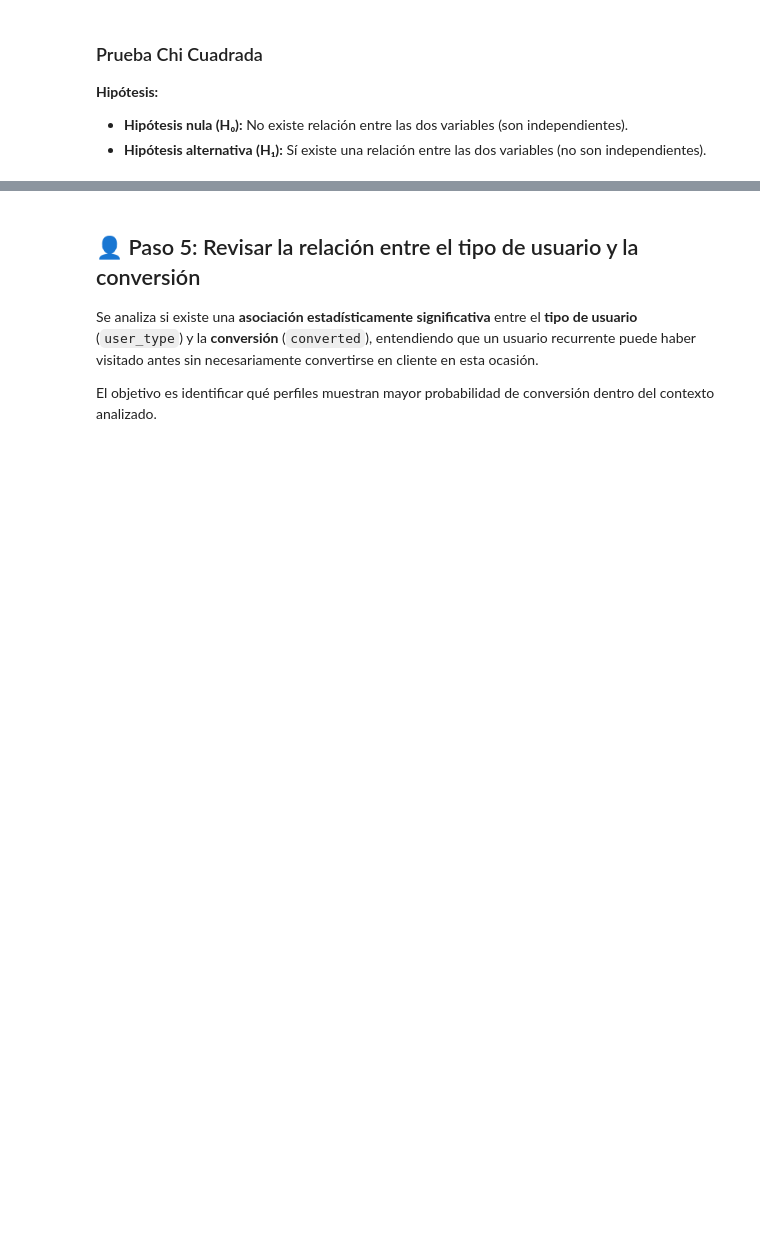
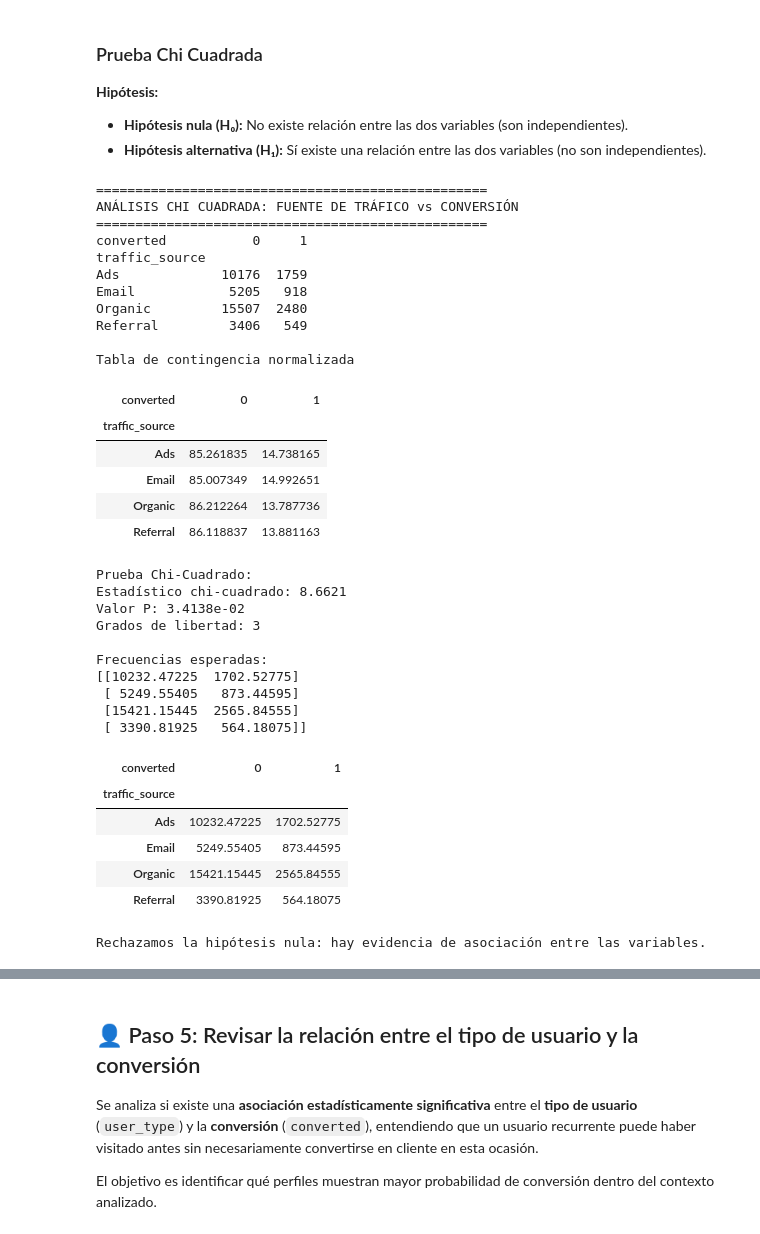
Before and after one commit to FithoGerardo/ab_experiment_landing_page, a Jupyter notebook: notebooks/ab_experiment_landing_page-gerardo_olmedo.ipynb, the cells around one changed output, grey strips where cells are left out. Drawn from its saved outputs; the diff is of its cells as text; code cells hidden in the pictures; blank space fills up the shorter version.

```diff
--- a/notebooks/ab_experiment_landing_page-gerardo_olmedo.ipynb
+++ b/notebooks/ab_experiment_landing_page-gerardo_olmedo.ipynb
@@ -482,3 +480,70 @@ Se analiza si existe una **asociación estadísticamente significativa** entre l
+# %%
+print("="*50)
+print("ANÁLISIS CHI CUADRADA: FUENTE DE TRÁFICO vs CONVERSIÓN")
+print("="*50)
+
+# Tabla de contingencia para prueba Chi^2
+contingency_table = pd.crosstab(dfc['traffic_source'], dfc['converted'])
+print(contingency_table)
+
+# Tabla de contingencia normalizada
+print("\nTabla de contingencia normalizada")
+display(pd.crosstab(df['traffic_source'], df['converted'], normalize='index')*100)
+
+# Aplicar Chi Cuadrada
+chi2_contingency(contingency_table)
+chi2_stat, p_value, dof, expected = chi2_contingency(contingency_table)
+
+print(f"\nPrueba Chi-Cuadrado:")
+print(f"Estadístico chi-cuadrado: {chi2_stat:.4f}")
+print(f"Valor P: {p_value:.4e}")
+print(f"Grados de libertad: {dof}")
+print("\nFrecuencias esperadas:")
+print(expected)
+
+expected_df = pd.DataFrame(expected, index=contingency_table.index, columns=contingency_table.columns )
+display(expected_df)
+
+# Umbral de significancia
+if p_value < 0.05:
+    print("Rechazamos la hipótesis nula: hay evidencia de asociación entre las variables.")
+else:
+    print("No rechazamos la hipótesis nula: no hay evidencia suficiente de asociación entre las variables.")
+# %% [output]
+==================================================
+ANÁLISIS CHI CUADRADA: FUENTE DE TRÁFICO vs CONVERSIÓN
+==================================================
+converted           0     1
+traffic_source
+Ads             10176  1759
+Email            5205   918
+Organic         15507  2480
+Referral         3406   549
+
+Tabla de contingencia normalizada
+| converted | 0 | 1 |
+| traffic_source |  |  |
+| Ads | 85.261835 | 14.738165 |
+| Email | 85.007349 | 14.992651 |
+| Organic | 86.212264 | 13.787736 |
+| Referral | 86.118837 | 13.881163 |
+Prueba Chi-Cuadrado:
+Estadístico chi-cuadrado: 8.6621
+Valor P: 3.4138e-02
+Grados de libertad: 3
+
+Frecuencias esperadas:
+[[10232.47225  1702.52775]
+ [ 5249.55405   873.44595]
+ [15421.15445  2565.84555]
+ [ 3390.81925   564.18075]]
+| converted | 0 | 1 |
+| traffic_source |  |  |
+| Ads | 10232.47225 | 1702.52775 |
+| Email | 5249.55405 | 873.44595 |
+| Organic | 15421.15445 | 2565.84555 |
+| Referral | 3390.81925 | 564.18075 |
+Rechazamos la hipótesis nula: hay evidencia de asociación entre las variables.
 # %% [markdown]
 ### 📝 Conclusión e interpretación
 
```
Also changed, not shown: parts of 5 cells of this notebook.
